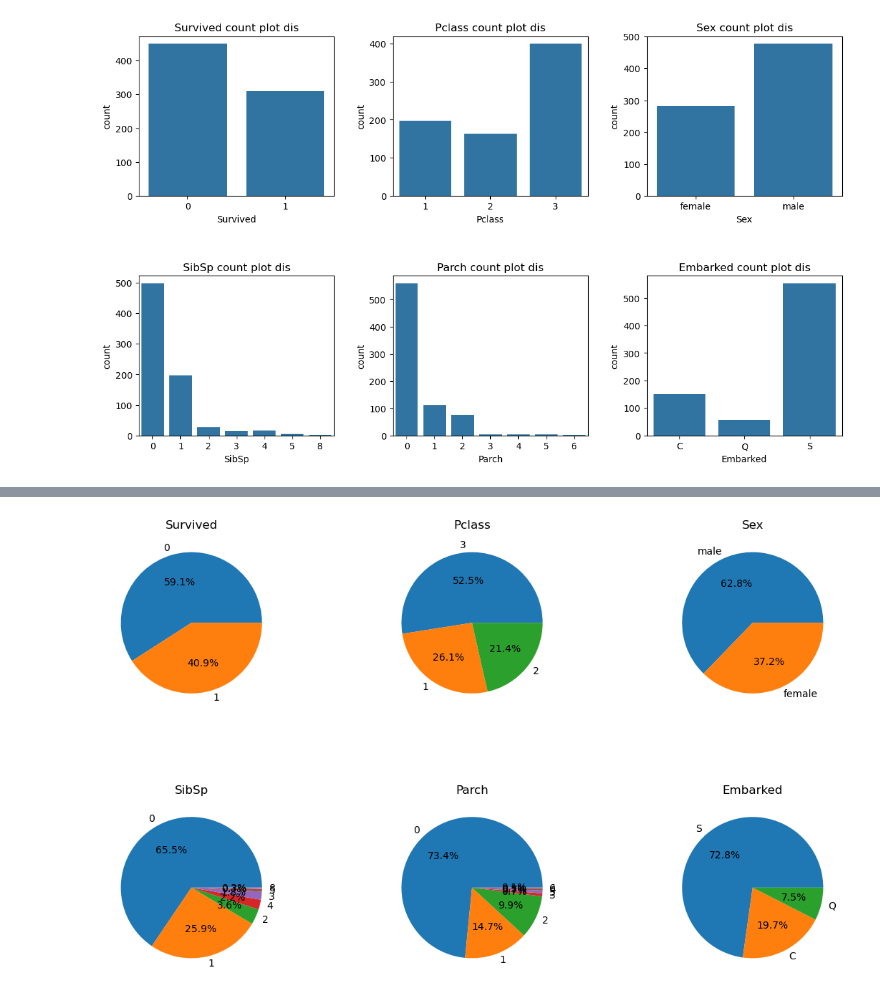
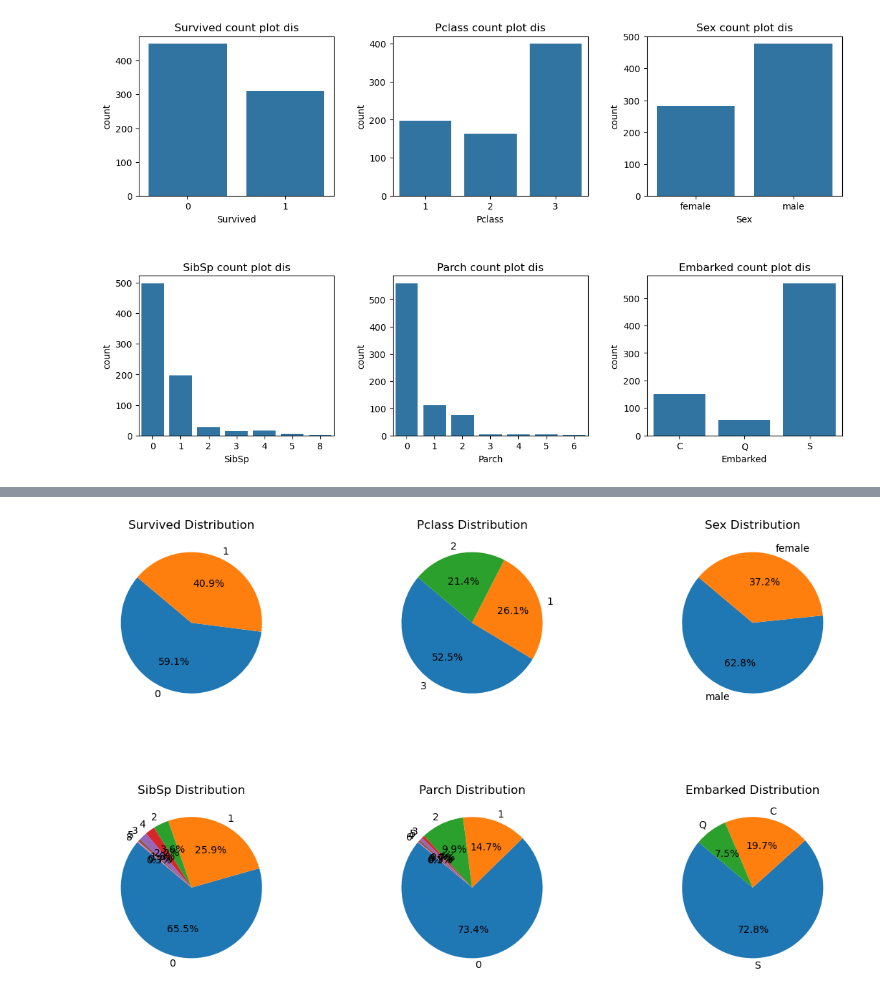
Before and after one commit to MuhamedHussien7/BNS_AIS2_S2_ML, a Jupyter notebook: src/DA/Workshop/preprocessing.ipynb, the cells around one changed output, grey strips where cells are left out. Saved outputs shown, nothing was run; the diff lists cells and outputs as text; code cells hidden in the pictures.

```diff
--- a/src/DA/Workshop/preprocessing.ipynb
+++ b/src/DA/Workshop/preprocessing.ipynb
@@ -167,7 +167,7 @@ plt.Figure(figsize=(9,2))
 for i, col in enumerate(num_cols):
     plt.subplot(1, 2, i+1)
     plt.hist(df[col], edgecolor = "black")
-    plt.title(f"{col} hist dist")حمف
+    plt.title(f"{col} hist dist")
 # %% [output]
 [figure]
 # %%
@@ -194,20 +192,20 @@ CategoricalIndex([0, 1], categories=[0, 1], ordered=False, dtype='category', nam
 # %%
-plt.figure(figsize=(14, 8))
+plt.figure(figsize=(14,8))
 
 for i, col in enumerate(cat_cols):
     plt.subplot(2, 3, i + 1)
 
     uniq = df[col].value_counts()
     count = uniq.values
     category = uniq.index
 
-    plt.pie(count, labels=category, autopct="%1.1f%%")
-    plt.title(f"{col}")
+    plt.pie(count, labels=category, startangle=140 ,autopct="%1.1f%%")
+    plt.title(f"{col} Distribution")
 
 plt.subplots_adjust(hspace=0.5, wspace=0.3)
 plt.show()
 # %% [output]
-[figure, old version]
+[figure, new version]
 # %%
 import plotly.express as px
 fig = px.pie(df , names= "Survived" ,color_discrete_sequence= px.colors.qualitative.Pastel , hole= 0.7)
```
Also changed, not shown: parts of 3 cells of this notebook, 2 other files.
